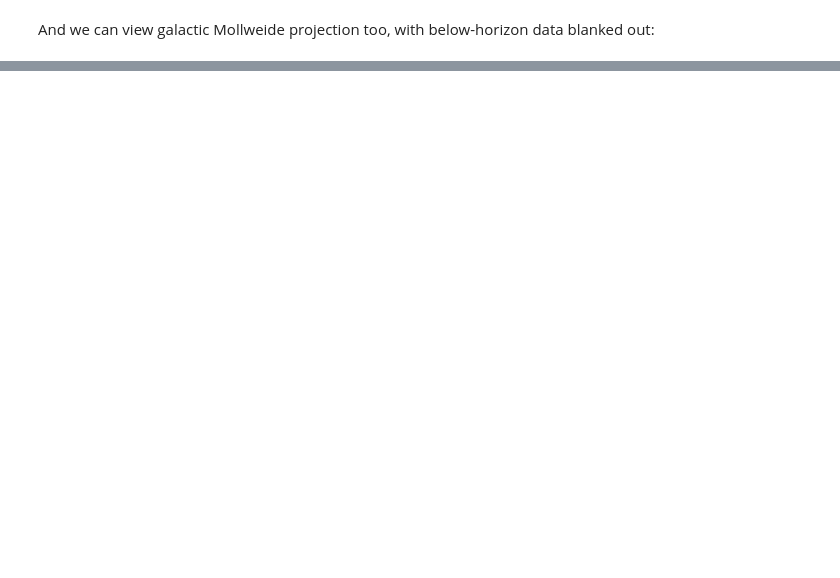
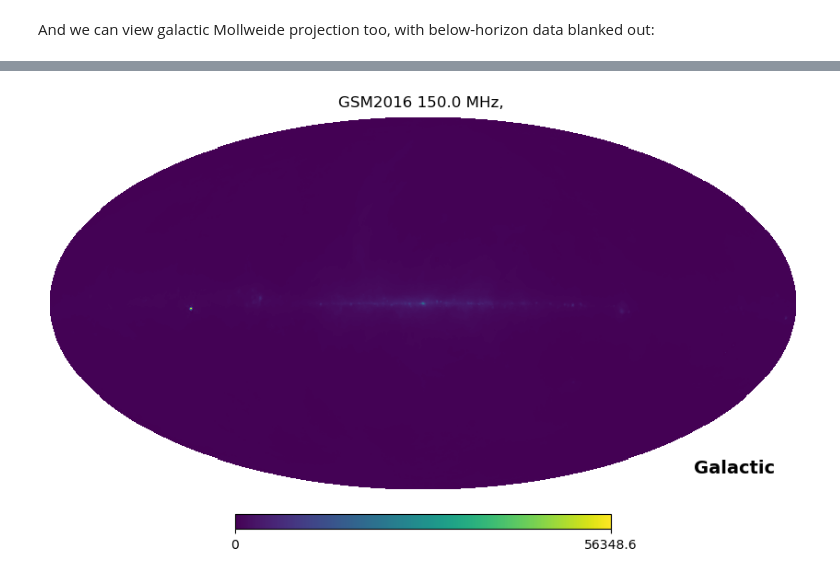
Before and after one commit to telegraphic/pygdsm, a Jupyter notebook: docs/pygdsm16_quickstart.ipynb, the cells around one changed output, grey strips where cells are left out. Drawn from its saved outputs; the diff is of its cells as text; code cells hidden in the pictures; blank space fills up the shorter version.

```diff
--- a/docs/pygdsm16_quickstart.ipynb
+++ b/docs/pygdsm16_quickstart.ipynb
@@ -105,0 +127,5 @@ GlobalSKyModel16?
+# %%
+gsm16_map = gsm_2016.generate(150)
+gsm_2016.view()
+# %% [output]
+[figure, added]
```
Also changed, not shown: parts of 15 cells of this notebook, 9 other files.
